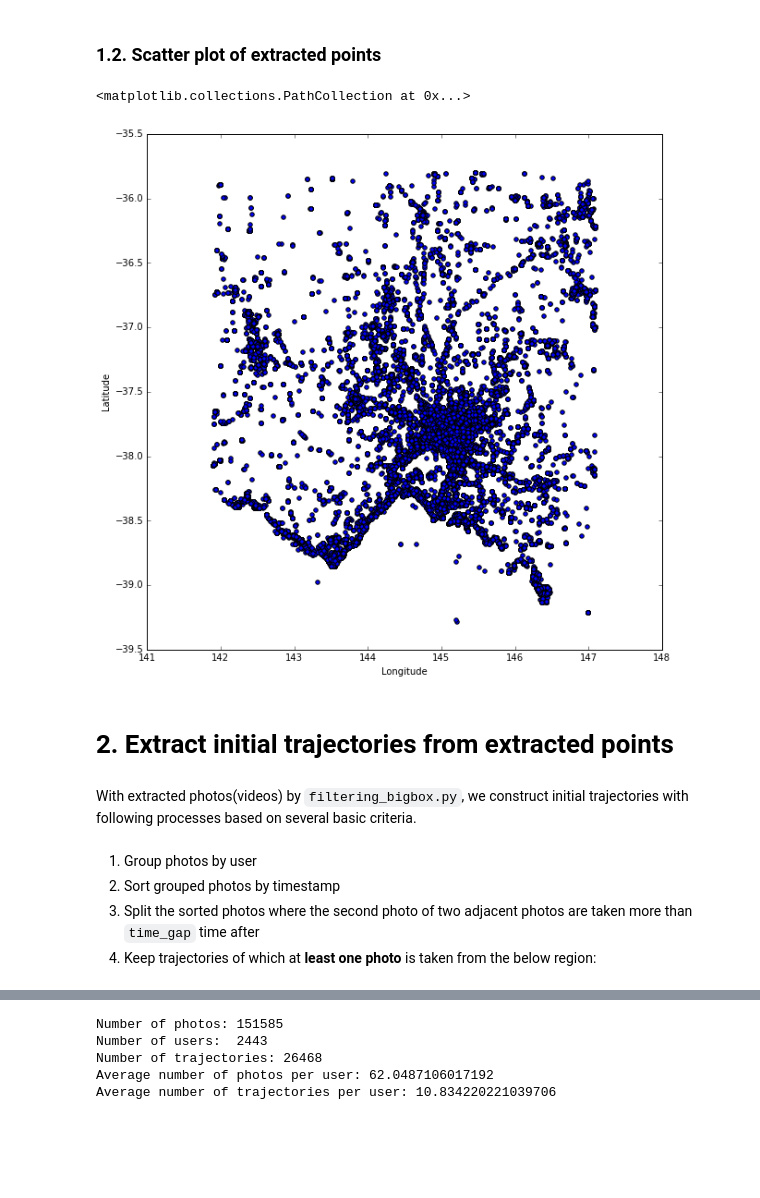
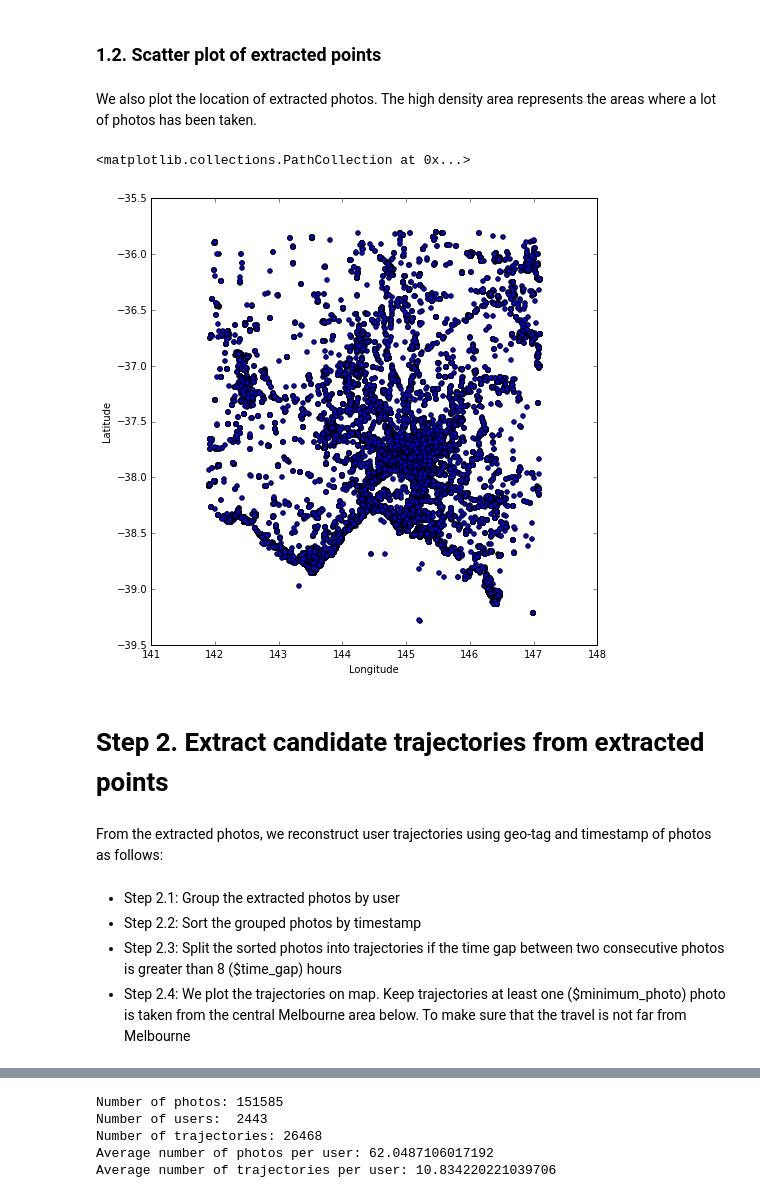
Before and after one commit to dongwookim-ml/flickr-photo, a Jupyter notebook: src/trajectory_construction.ipynb, the cells around one changed output, grey strips where cells are left out. Cells and saved outputs as stored; diff of their text form; code cells hidden in the pictures; blank space fills up the shorter version.

```diff
--- a/src/trajectory_construction.ipynb
+++ b/src/trajectory_construction.ipynb
@@ -119,22 +131,24 @@ Number of users:  2982
 | max | 147.098680 | -35.804727 | 16.00000 |
 # %% [markdown]
 ### 1.2. Scatter plot of extracted points
+# %% [markdown]
+We also plot the location of extracted photos. The high density area represents the areas where a lot of photos has been taken.
 # %%
-plt.figure(figsize=[10, 10])
+plt.figure(figsize=[8, 8])
 plt.xlabel('Longitude')
 plt.ylabel('Latitude')
 plt.scatter(raw['Longitude'], raw['Latitude'])
 # %% [output]
 <matplotlib.collections.PathCollection at 0x...>
-[figure, old version]
+[figure, new version]
 # %% [markdown]
-# 2. Extract initial trajectories from extracted points
+# Step 2. Extract candidate trajectories from extracted points
-# %% [markdown]
-With extracted photos(videos) by `filtering_bigbox.py`, we construct initial trajectories with following processes based on several basic criteria.
+# %% [markdown]
+From the extracted photos, we reconstruct user trajectories using geo-tag and timestamp of photos as follows:
 # %% [markdown]
-1. Group photos by user
-2. Sort grouped photos by timestamp
-3. Split the sorted photos where the second photo of two adjacent photos are taken more than `time_gap` time after
-4. Keep trajectories of which at **least one photo** is taken from the below region:
+* Step 2.1: Group the extracted photos by user
+* Step 2.2: Sort the grouped photos by timestamp
+* Step 2.3: Split the sorted photos into trajectories if the time gap between two consecutive photos is greater than 8 (\$time_gap) hours
+* Step 2.4: We plot the trajectories on map. Keep trajectories at least one (\$minimum_photo) photo is taken from the central Melbourne area below. To make sure that the travel is not far from Melbourne
 # %% [markdown]
 ![small-box](./img/smallbox.png)
```
Also changed, not shown: parts of 76 cells of this notebook, 6 other files.
